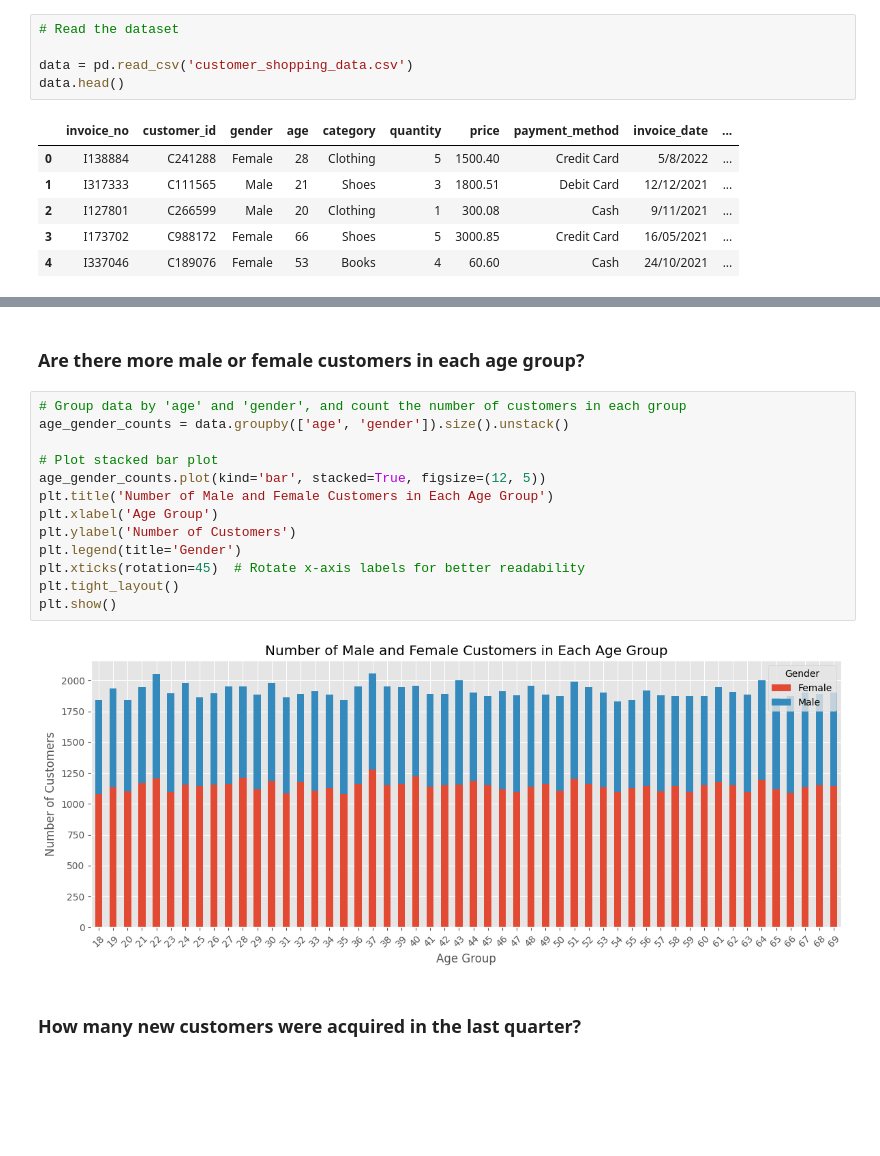
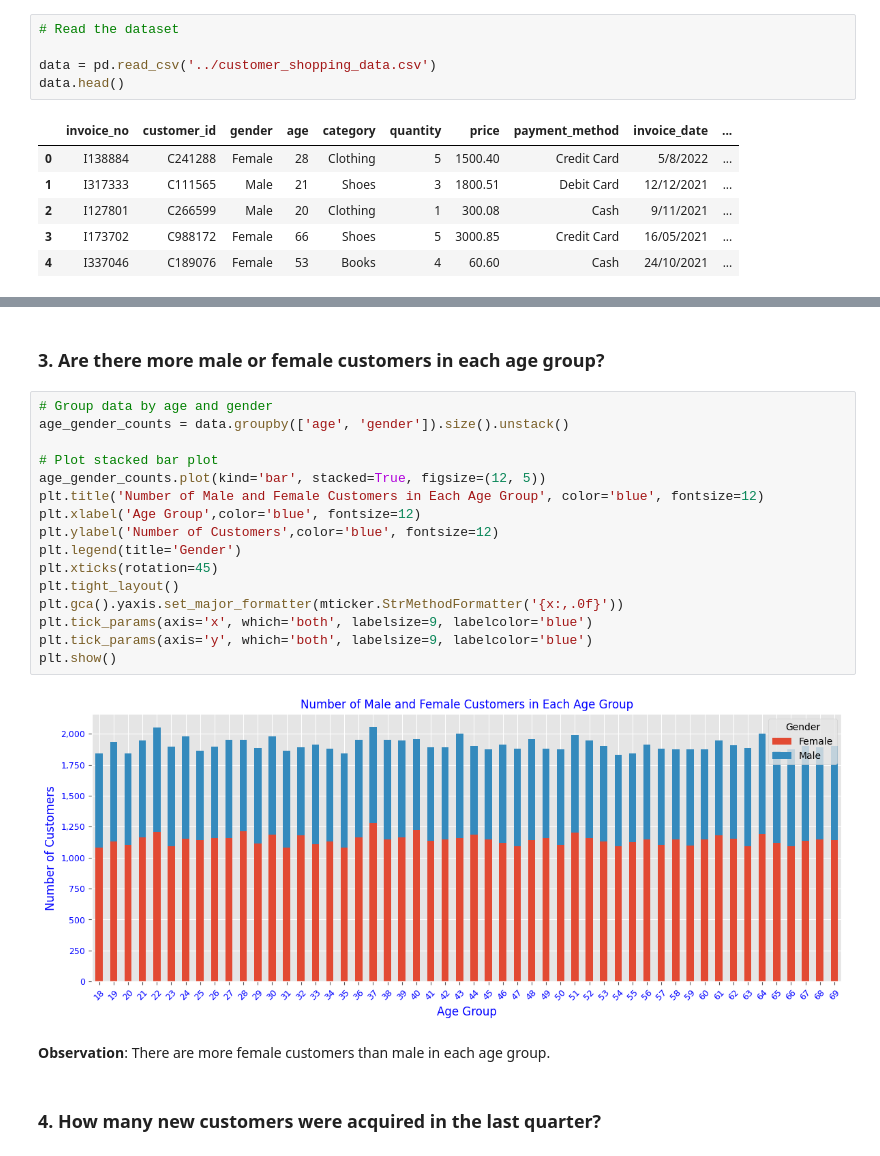
Before and after one commit to fonyango/sales-intelligence, a Jupyter notebook: basic/basic-customer-insights.ipynb, the cells around one changed output, grey strips where cells are left out. Drawn from its saved outputs; the diff is of its cells as text; blank space fills up the shorter version.

```diff
--- a/basic/basic-customer-insights.ipynb
+++ b/basic/basic-customer-insights.ipynb
@@ -18,7 +30,7 @@ pd.set_option('display.max_colwidth', None)
 # %%
 # Read the dataset
 
-data = pd.read_csv('customer_shopping_data.csv')
+data = pd.read_csv('../customer_shopping_data.csv')
 data.head()
 # %% [output]
 |  | invoice_no | customer_id | gender | age | category | quantity | price | payment_method | invoice_date | ... |
@@ -90,22 +126,27 @@ else:
 # %% [output]
 There is no significant age difference between male and female customers.
 # %% [markdown]
-### Are there more male or female customers in each age group?
+### 3. Are there more male or female customers in each age group?
 # %%
-# Group data by 'age' and 'gender', and count the number of customers in each group
+# Group data by age and gender
 age_gender_counts = data.groupby(['age', 'gender']).size().unstack()
 
 # Plot stacked bar plot
 age_gender_counts.plot(kind='bar', stacked=True, figsize=(12, 5))
-plt.title('Number of Male and Female Customers in Each Age Group')
-plt.xlabel('Age Group')
-plt.ylabel('Number of Customers')
+plt.title('Number of Male and Female Customers in Each Age Group', color='blue', fontsize=12)
+plt.xlabel('Age Group',color='blue', fontsize=12)
+plt.ylabel('Number of Customers',color='blue', fontsize=12)
 plt.legend(title='Gender')
-plt.xticks(rotation=45)  # Rotate x-axis labels for better readability
+plt.xticks(rotation=45)
 plt.tight_layout()
+plt.gca().yaxis.set_major_formatter(mticker.StrMethodFormatter('{x:,.0f}'))
+plt.tick_params(axis='x', which='both', labelsize=9, labelcolor='blue')
+plt.tick_params(axis='y', which='both', labelsize=9, labelcolor='blue')
 plt.show()
 # %% [output]
-[figure, old version]
+[figure, new version]
+# %% [markdown]
+**Observation**: There are more female customers than male in each age group.
 # %% [markdown]
-### How many new customers were acquired in the last quarter?
+### 4. How many new customers were acquired in the last quarter?
 # %%
```
Also changed, not shown: parts of 42 cells of this notebook.
